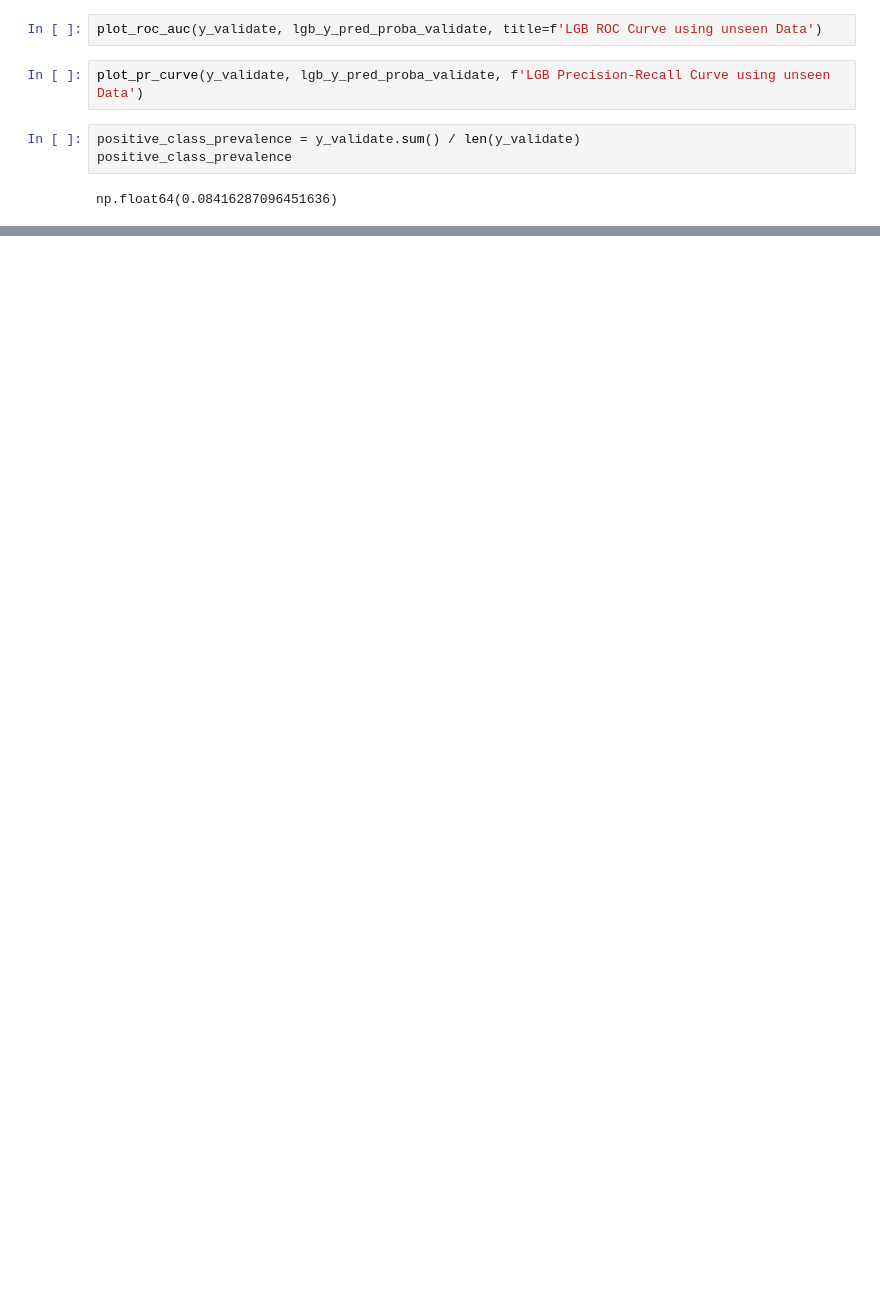
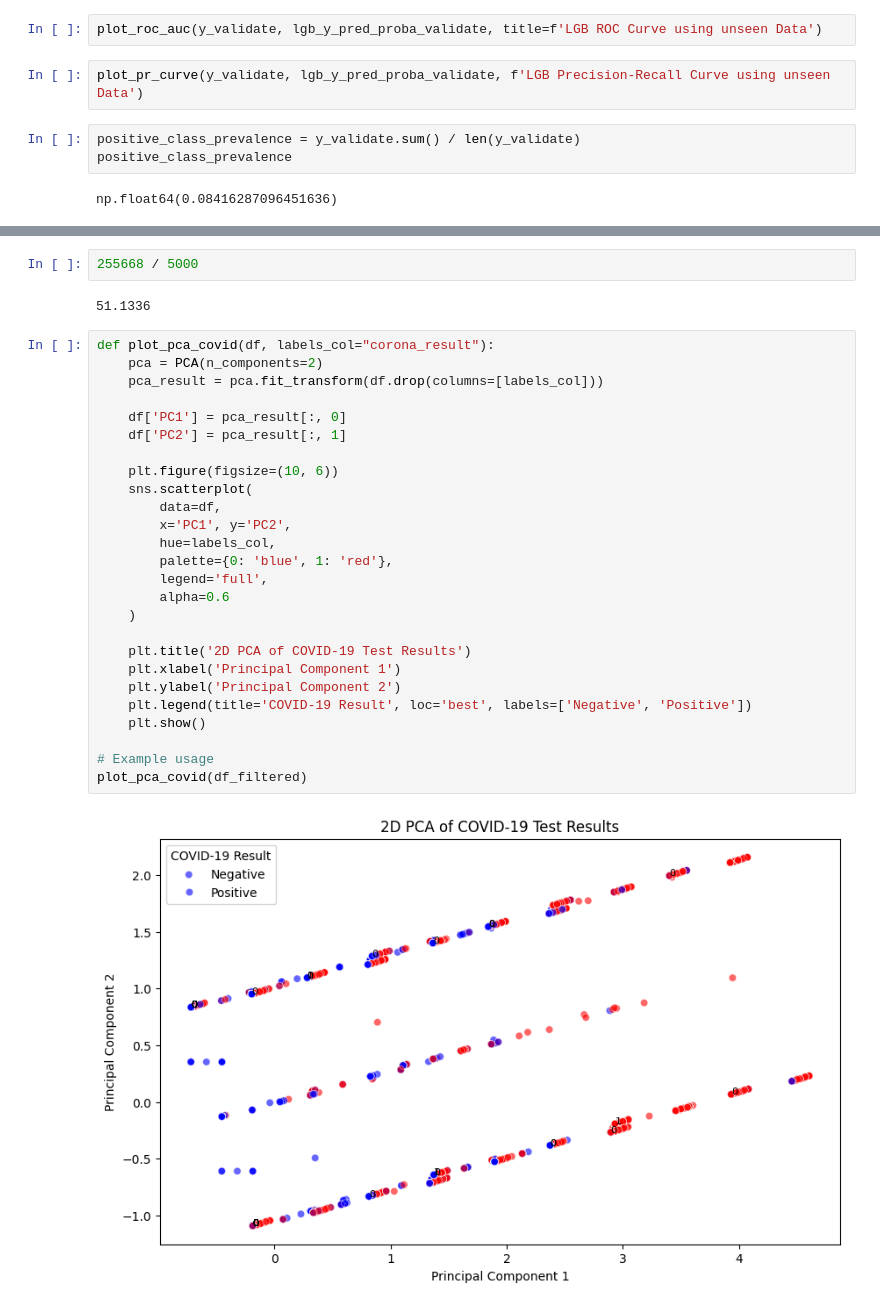
Before and after one commit to lendoo73/12_Hackaton, a Jupyter notebook: template-notebook.ipynb, the cells around one changed output, grey strips where cells are left out. Saved outputs shown, nothing was run; the diff lists cells and outputs as text; blank space fills up the shorter version.

```diff
--- a/template-notebook.ipynb
+++ b/template-notebook.ipynb
@@ -1023,0 +1098,32 @@ np.float64(0.08416287096451636)
+# %%
+255668 / 5000
+# %% [output]
+51.1336
+# %%
+def plot_pca_covid(df, labels_col="corona_result"):
+    pca = PCA(n_components=2)
+    pca_result = pca.fit_transform(df.drop(columns=[labels_col]))
+
+    df['PC1'] = pca_result[:, 0]
+    df['PC2'] = pca_result[:, 1]
+
+    plt.figure(figsize=(10, 6))
+    sns.scatterplot(
+        data=df,
+        x='PC1', y='PC2',
+        hue=labels_col,
+        palette={0: 'blue', 1: 'red'},
+        legend='full',
+        alpha=0.6
+    )
+
+    plt.title('2D PCA of COVID-19 Test Results')
+    plt.xlabel('Principal Component 1')
+    plt.ylabel('Principal Component 2')
+    plt.legend(title='COVID-19 Result', loc='best', labels=['Negative', 'Positive'])
+    plt.show()
+
+# Example usage
+plot_pca_covid(df_filtered)
+# %% [output]
+[figure, added]
```
Also changed, not shown: parts of 23 cells of this notebook, 2 other files.
